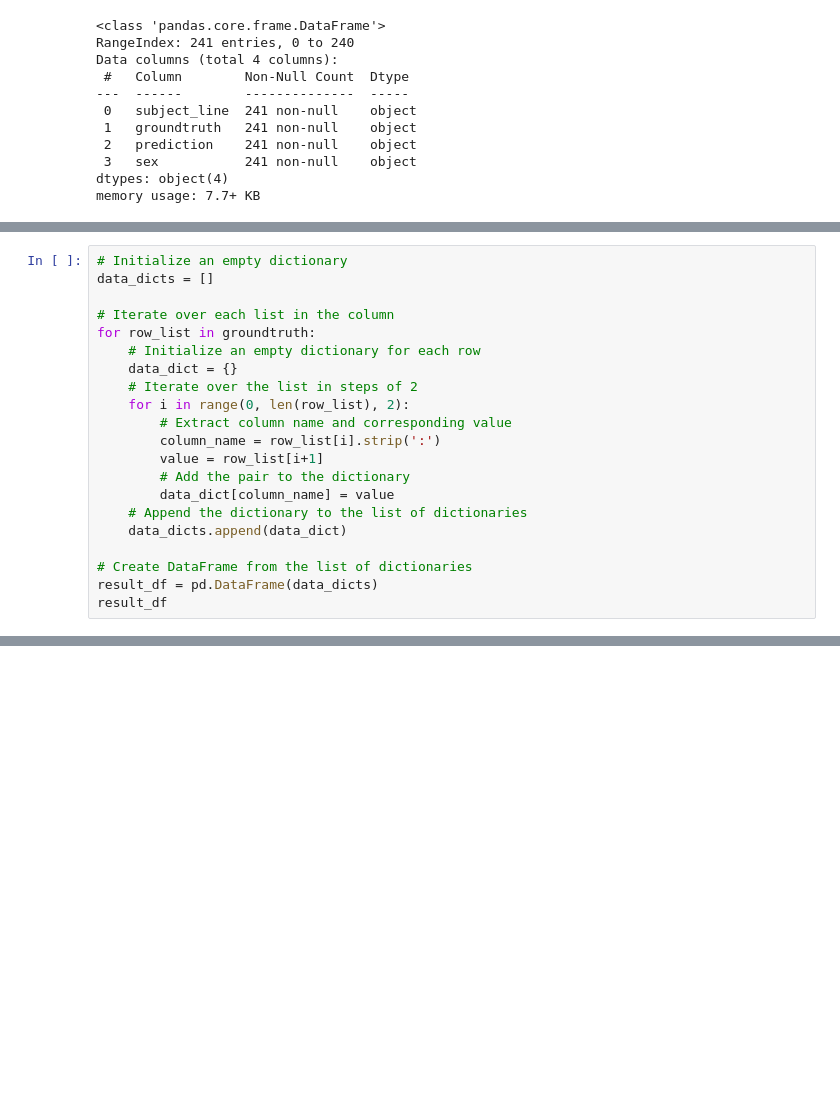
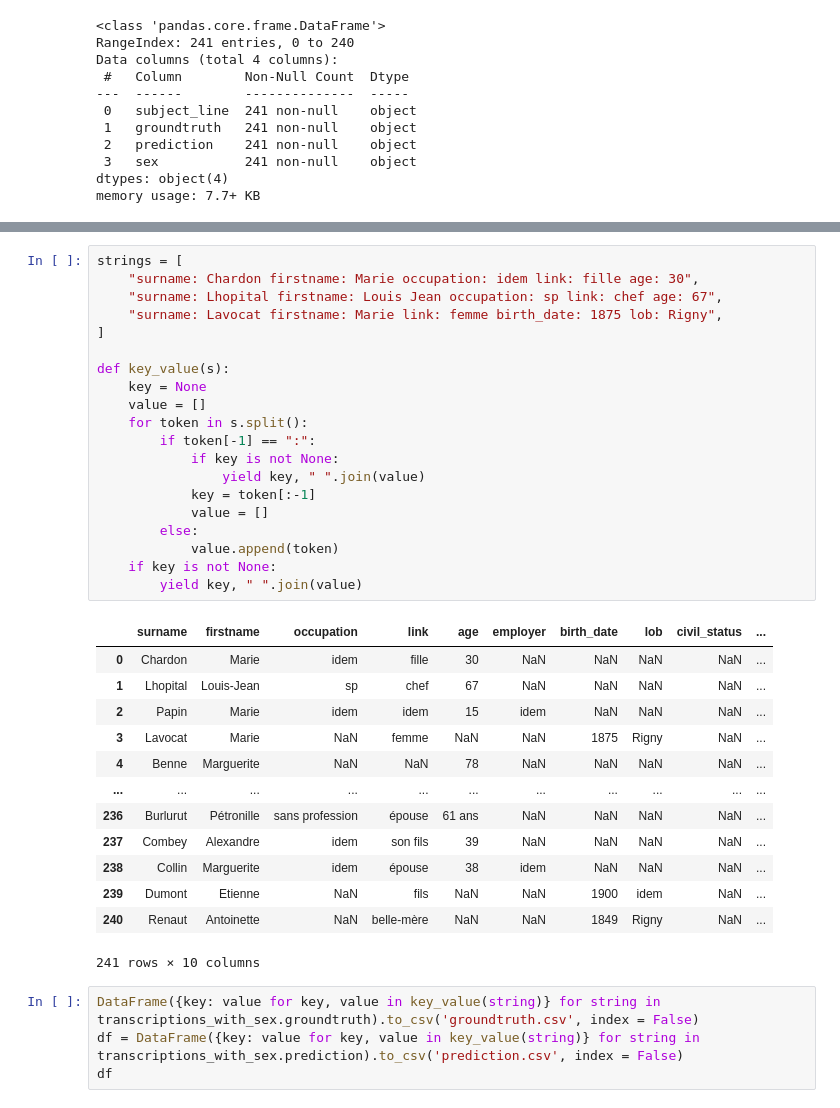
Before and after one commit to timtheuz/nlp_ensae_projet, a Jupyter notebook: main.ipynb, the cells around one changed output, grey strips where cells are left out. Drawn from its saved outputs; the diff is of its cells as text; blank space fills up the shorter version.

```diff
--- a/main.ipynb
+++ b/main.ipynb
@@ -118,21 +93,0 @@ Name: groundtruth, dtype: object
-# %%
-# Initialize an empty dictionary
-data_dicts = []
-
-# Iterate over each list in the column
-for row_list in groundtruth:
-    # Initialize an empty dictionary for each row
-    data_dict = {}
-    # Iterate over the list in steps of 2
-    for i in range(0, len(row_list), 2):
-        # Extract column name and corresponding value
-        column_name = row_list[i].strip(':')
-        value = row_list[i+1]
-        # Add the pair to the dictionary
-        data_dict[column_name] = value
-    # Append the dictionary to the list of dictionaries
-    data_dicts.append(data_dict)
-
-# Create DataFrame from the list of dictionaries
-result_df = pd.DataFrame(data_dicts)
-result_df
@@ -209,0 +502,38 @@ print(df)
+# %%
+strings = [
+    "surname: Chardon firstname: Marie occupation: idem link: fille age: 30",
+    "surname: Lhopital firstname: Louis Jean occupation: sp link: chef age: 67",
+    "surname: Lavocat firstname: Marie link: femme birth_date: 1875 lob: Rigny",
+]
+
+def key_value(s):
+    key = None
+    value = []
+    for token in s.split():
+        if token[-1] == ":":
+            if key is not None:
+                yield key, " ".join(value)
+            key = token[:-1]
+            value = []
+        else:
+            value.append(token)
+    if key is not None:
+        yield key, " ".join(value)
+# %% [output]
+|  | surname | firstname | occupation | link | age | employer | birth_date | lob | civil_status | ... |
+| 0 | Chardon | Marie | idem | fille | 30 | NaN | NaN | NaN | NaN | ... |
+| 1 | Lhopital | Louis-Jean | sp | chef | 67 | NaN | NaN | NaN | NaN | ... |
+| 2 | Papin | Marie | idem | idem | 15 | idem | NaN | NaN | NaN | ... |
+| 3 | Lavocat | Marie | NaN | femme | NaN | NaN | 1875 | Rigny | NaN | ... |
+| 4 | Benne | Marguerite | NaN | NaN | 78 | NaN | NaN | NaN | NaN | ... |
+| ... | ... | ... | ... | ... | ... | ... | ... | ... | ... | ... |
+| 236 | Burlurut | Pétronille | sans profession | épouse | 61 ans | NaN | NaN | NaN | NaN | ... |
+| 237 | Combey | Alexandre | idem | son fils | 39 | NaN | NaN | NaN | NaN | ... |
+| 238 | Collin | Marguerite | idem | épouse | 38 | idem | NaN | NaN | NaN | ... |
+| 239 | Dumont | Etienne | NaN | fils | NaN | NaN | 1900 | idem | NaN | ... |
+| 240 | Renaut | Antoinette | NaN | belle-mère | NaN | NaN | 1849 | Rigny | NaN | ... |
+241 rows × 10 columns
+# %%
+DataFrame({key: value for key, value in key_value(string)} for string in transcriptions_with_sex.groundtruth).to_csv('groundtruth.csv', index = False)
+df = DataFrame({key: value for key, value in key_value(string)} for string in transcriptions_with_sex.prediction).to_csv('prediction.csv', index = False)
+df
```
Also changed, not shown: parts of 45 cells of this notebook, 1 other file.
